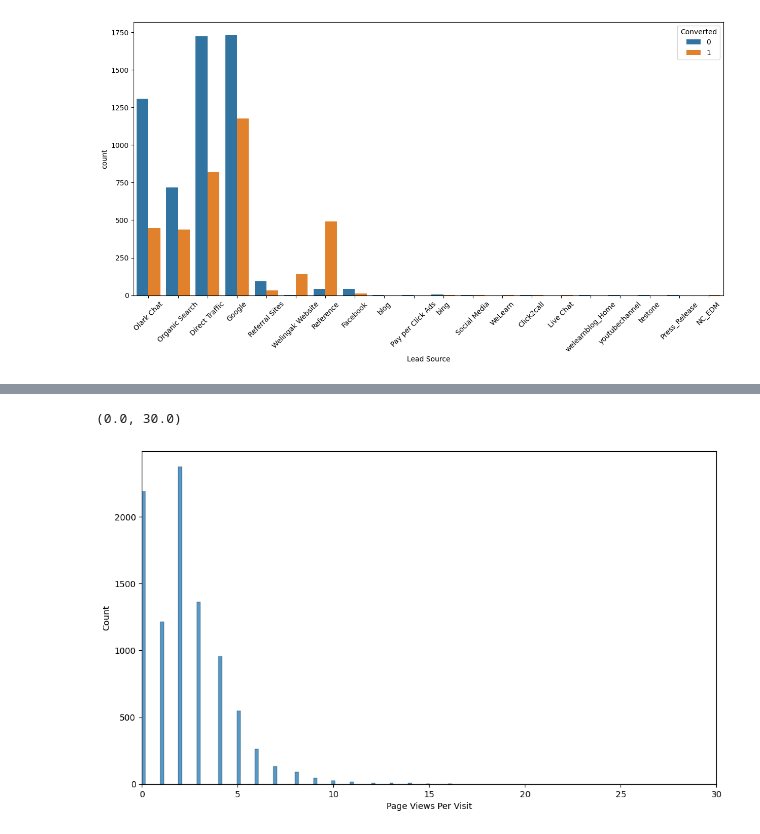
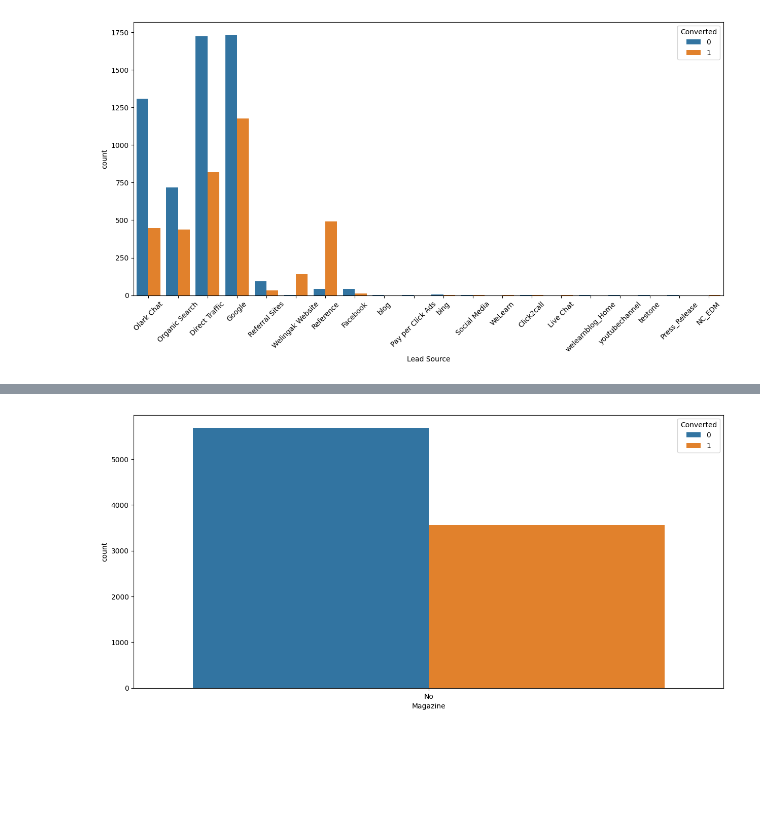
Before and after one commit to ltillmann/lead-scoring, a Jupyter notebook: lead_scoring.ipynb, the cells around one changed output, grey strips where cells are left out. Drawn from its saved outputs; the diff is of its cells as text; code cells hidden in the pictures; blank space fills up the shorter version.

```diff
--- a/lead_scoring.ipynb
+++ b/lead_scoring.ipynb
@@ -234,7 +234,6 @@ sns.countplot(df["Country"])
 [figure]
 # %%
 # we see india is most present and we have a lot of values missing, therfore we drop the country column as it is not very informative
-df = df.drop(columns="Country", axis=1)
 # %%
 # Specialization
 df["Specialization"].describe()
@@ -281,9 +280,6 @@ sns.countplot(df["What matters most to you in choosing a course"])
 # %% [output]
 <Axes: xlabel='count', ylabel='What matters most to you in choosing a course'>
 [figure]
-# %%
-# drop column because almost all entries are Unemployed or NaN, no informative value
-df.drop(columns="What matters most to you in choosing a course", axis=1, inplace=True)
 # %%
 # Tags
 sns.countplot(df["Tags"])
@@ -427,7 +490,7 @@ sns.histplot(data=df["Total Time Spent on Website"])
 # %%
-fig, ax = plt.subplots(figsize=(12, 7))
-sns.histplot(data=df["Page Views Per Visit"])
-plt.xlim(0, 30)
+# Magazine
+fig, ax = plt.subplots(figsize=(15, 7))
+sns.countplot(data=df, x="Magazine", hue="Converted")
+plt.show()
 # %% [output]
-(0.0, 30.0)
-[figure, old version]
+[figure, new version]
```
Also changed, not shown: parts of 70 cells of this notebook, 4 other files.
